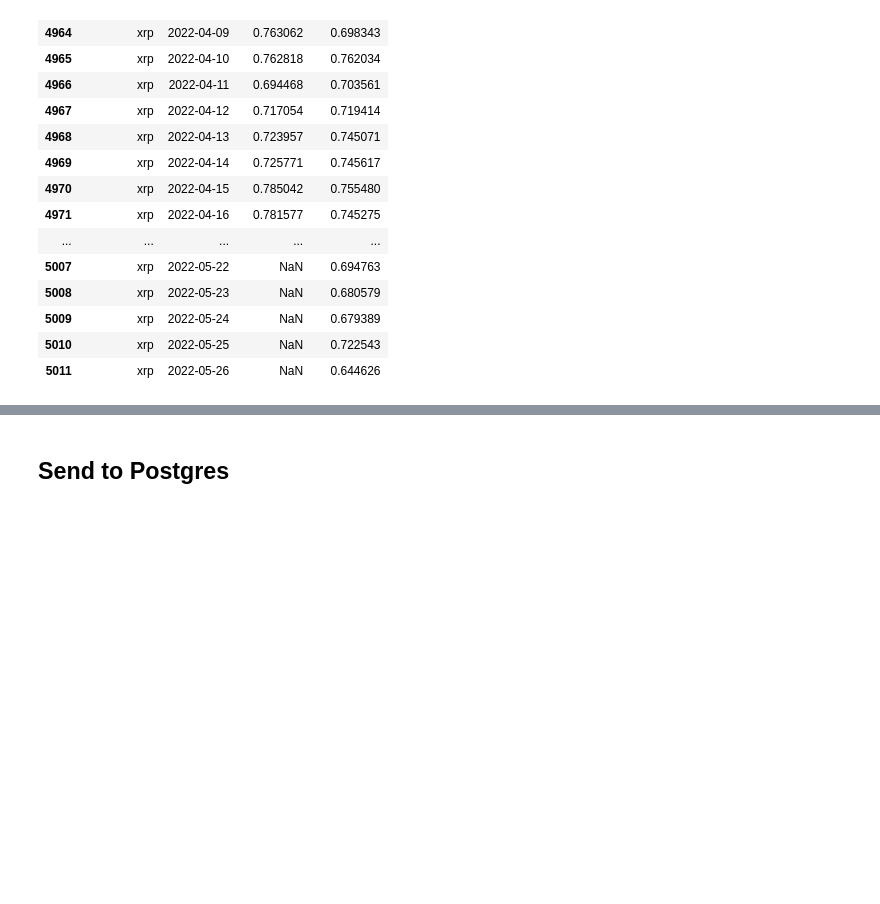
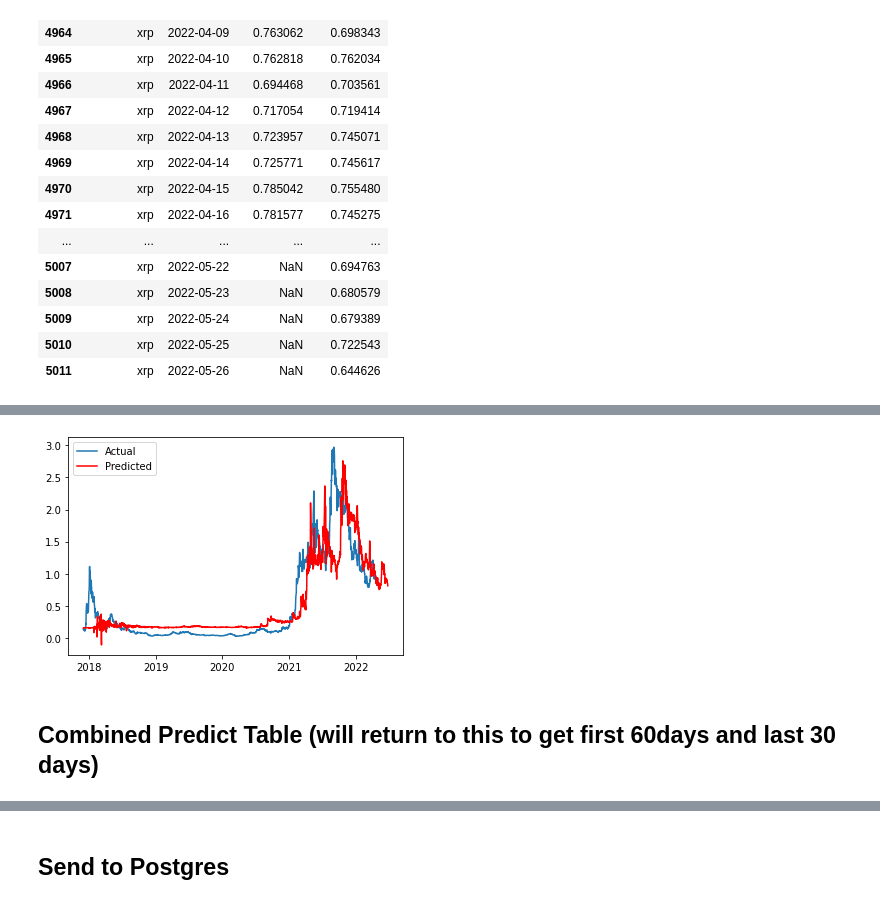
Before and after one commit to chabrian/crypto-predictor-model, a Jupyter notebook: MachineLearning/SupervisedModelCombined.ipynb, the cells around one changed output, grey strips where cells are left out. Saved outputs shown, nothing was run; the diff lists cells and outputs as text; code cells hidden in the pictures; blank space fills up the shorter version.

```diff
--- a/MachineLearning/SupervisedModelCombined.ipynb
+++ b/MachineLearning/SupervisedModelCombined.ipynb
@@ -283,0 +266,3 @@ plt.show()
+# %%
+ada_predict_df_30_day = predict_df_30_day.loc[predict_df_30_day['type_crypto'] == 'ada',:]
+ada_predict_df_60_day = predict_df_60_day.loc[predict_df_60_day['type_crypto'] == 'ada',:]
@@ -283,0 +277,10 @@ plt.show()
+# %%
+# TABLEAU VISUALIZATION
+plt.plot(ada_predict_df_60_day.date, ada_predict_df_60_day.close_orig)
+plt.plot(ada_predict_df_60_day.date, ada_predict_df_60_day.close_pred, color='red')
+plt.legend(["Actual", "Predicted"])
+plt.show()
+# %% [output]
+[figure, added]
+# %% [markdown]
+## Combined Predict Table (will return to this to get first 60days and last 30 days)
```
Also changed, not shown: parts of 26 cells of this notebook.
